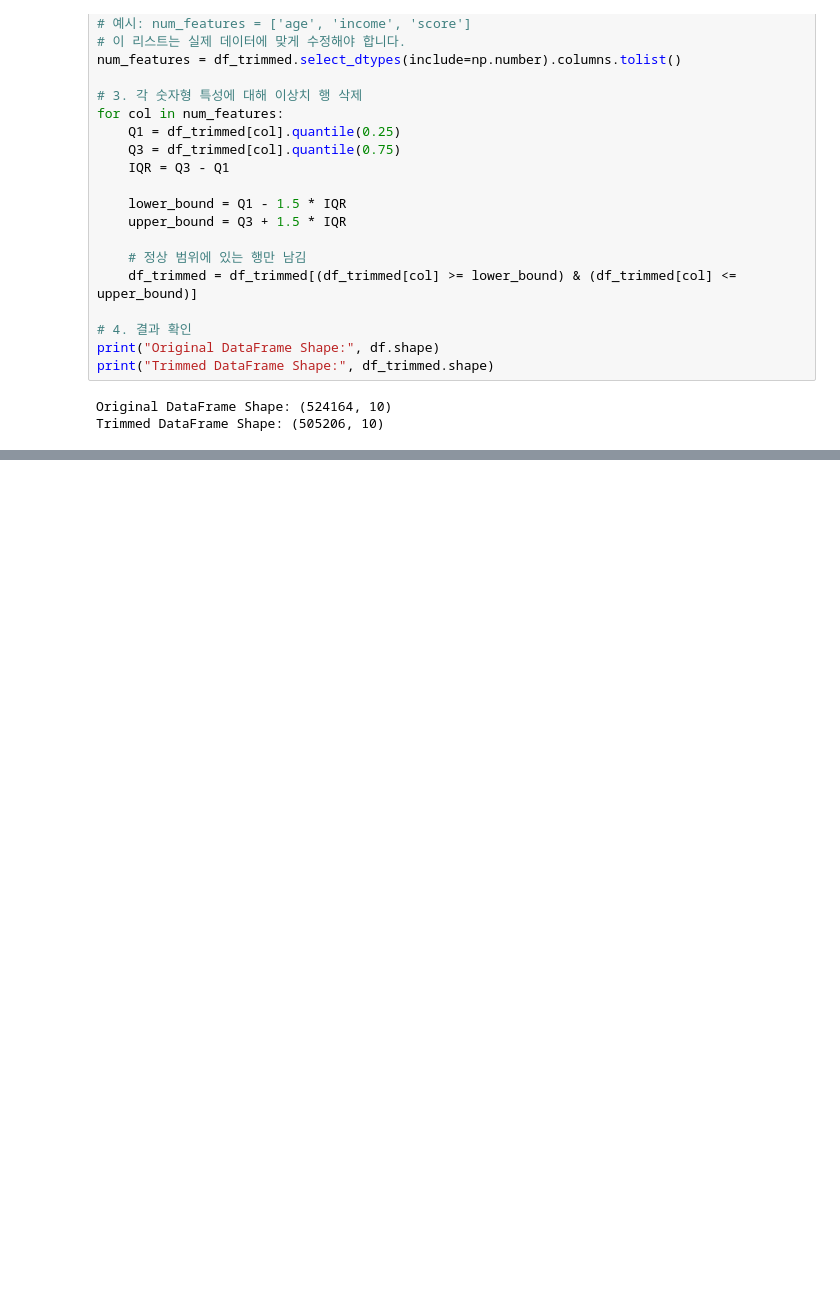
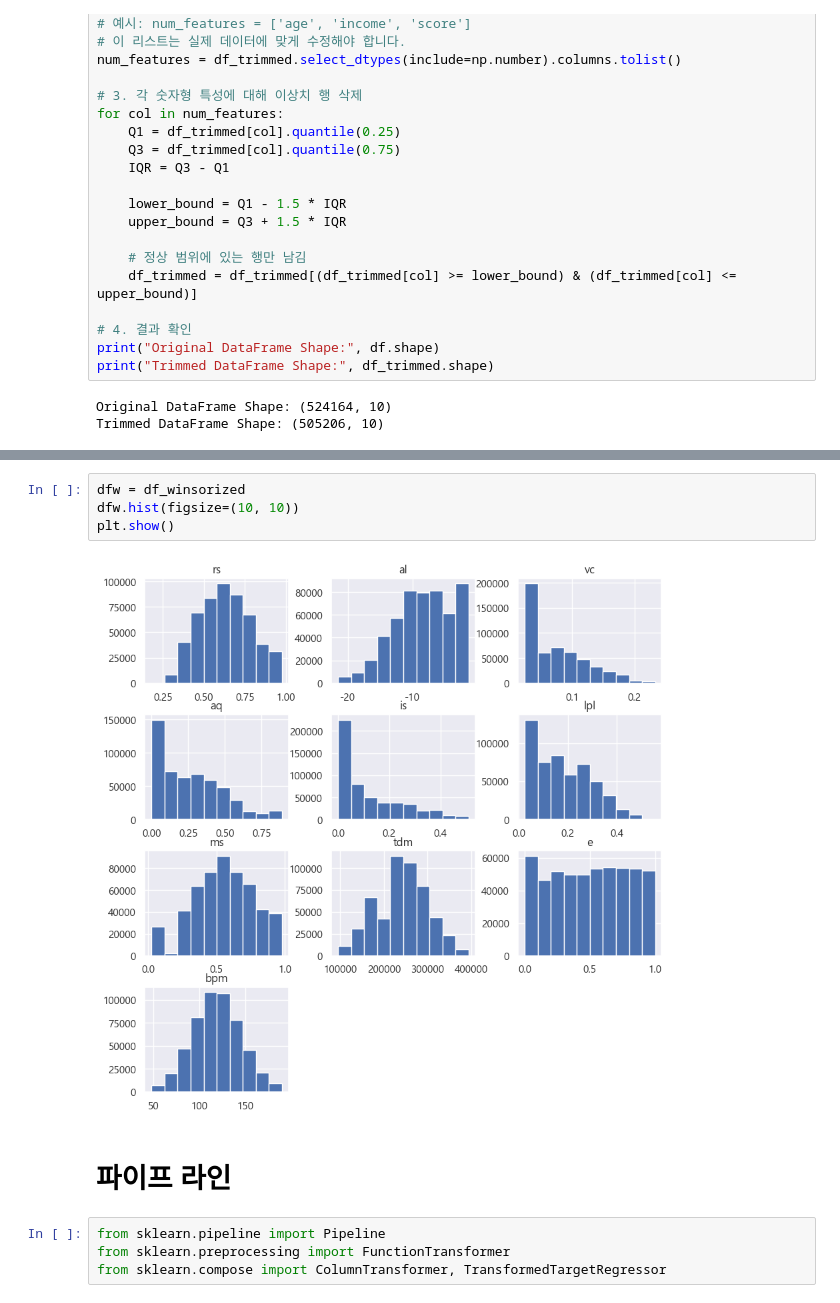
Before and after one commit to Cathesth/bpm-prediction, a Jupyter notebook: jupyter/PRJ-JH.ipynb, the cells around one changed output, grey strips where cells are left out. Cells and saved outputs as stored; diff of their text form; blank space fills up the shorter version.

```diff
--- a/jupyter/PRJ-JH.ipynb
+++ b/jupyter/PRJ-JH.ipynb
@@ -234,0 +267,12 @@ plt.show()
+# %%
+dfw = df_winsorized
+dfw.hist(figsize=(10, 10))
+plt.show()
+# %% [output]
+[figure, added]
+# %% [markdown]
+# 파이프 라인
+# %%
+from sklearn.pipeline import Pipeline
+from sklearn.preprocessing import FunctionTransformer
+from sklearn.compose import ColumnTransformer, TransformedTargetRegressor
```
Also changed, not shown: parts of 22 cells of this notebook.
